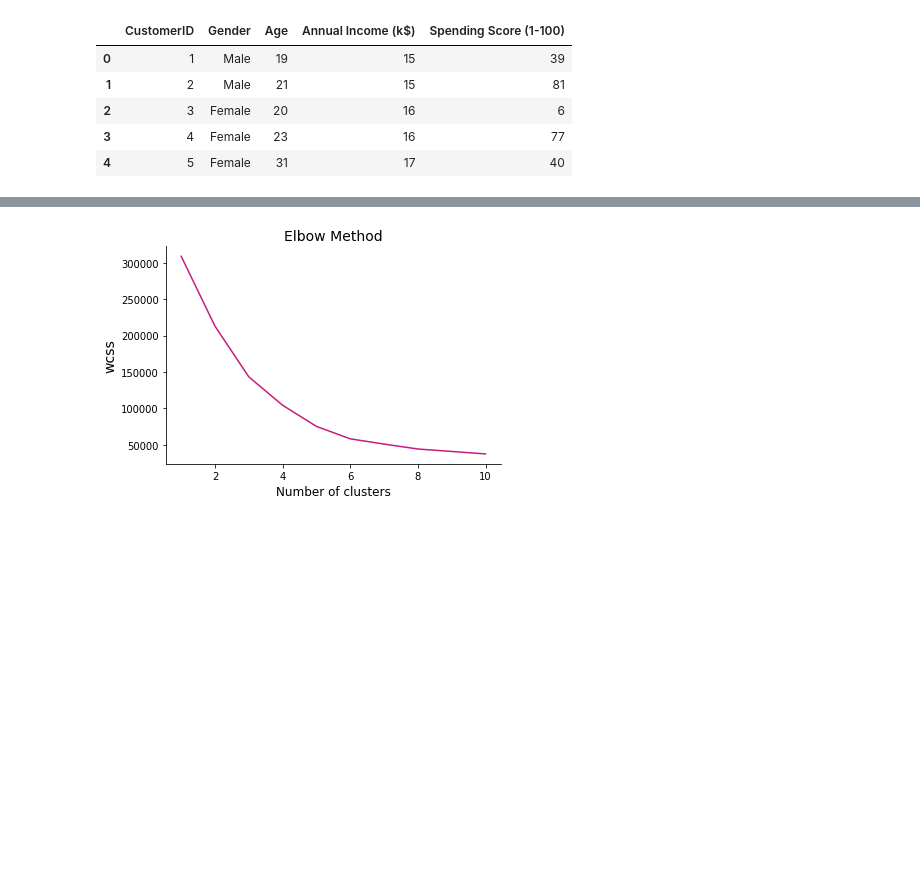
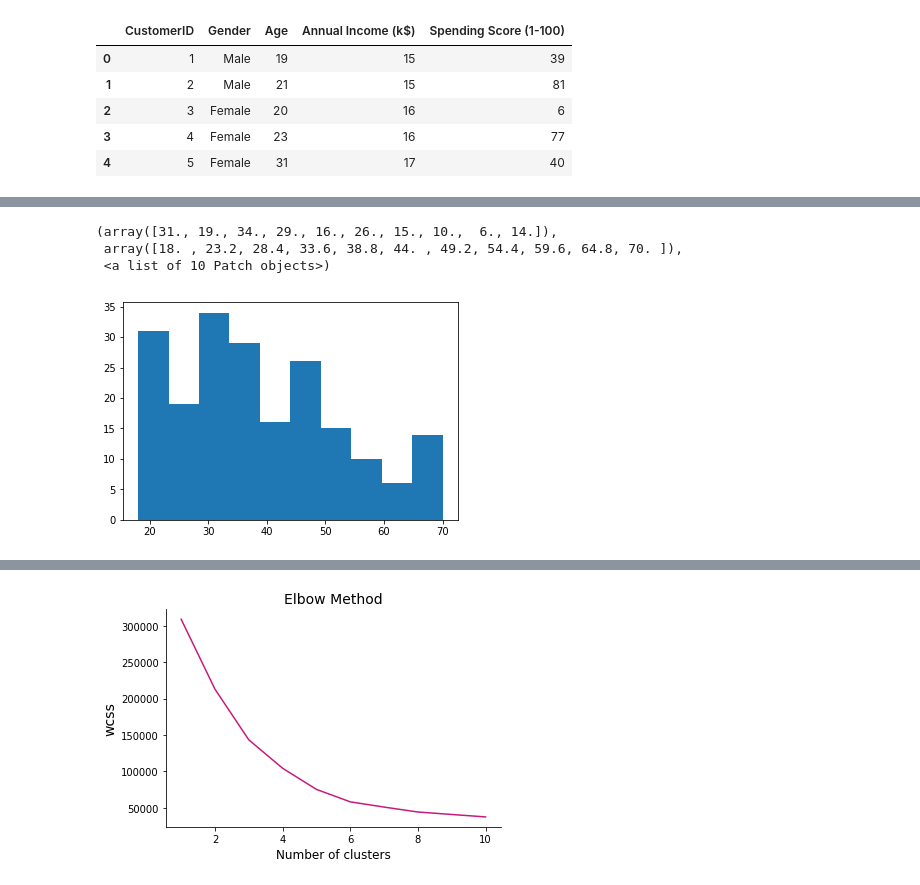
Before and after one commit to ugis22/clustering_analysis, a Jupyter notebook: clustering_analysis.ipynb, the cells around one changed output, grey strips where cells are left out. Saved outputs shown, nothing was run; the diff lists cells and outputs as text; code cells hidden in the pictures; blank space fills up the shorter version.

```diff
--- a/clustering_analysis.ipynb
+++ b/clustering_analysis.ipynb
@@ -29,0 +43,7 @@ customers.head()
+# %%
+plt.hist(customers["Age"])
+# %% [output]
+(array([31., 19., 34., 29., 16., 26., 15., 10.,  6., 14.]),
+ array([18. , 23.2, 28.4, 33.6, 38.8, 44. , 49.2, 54.4, 59.6, 64.8, 70. ]),
+ <a list of 10 Patch objects>)
+[figure, added]
```
Also changed, not shown: parts of 19 cells of this notebook.
